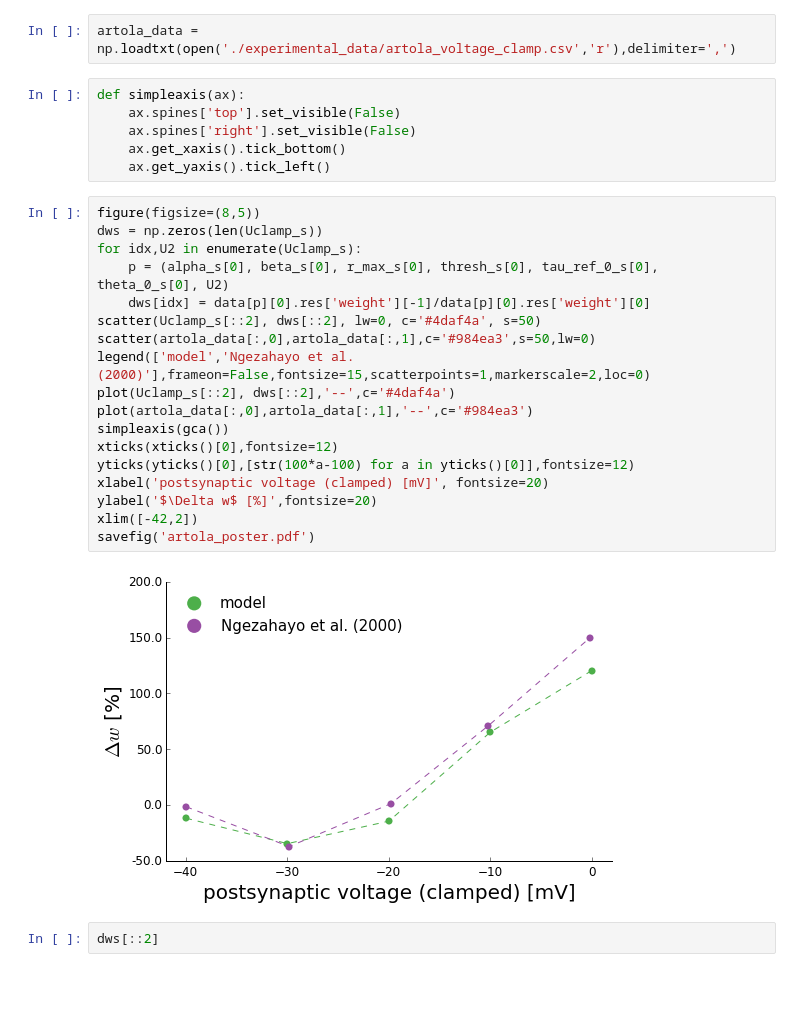
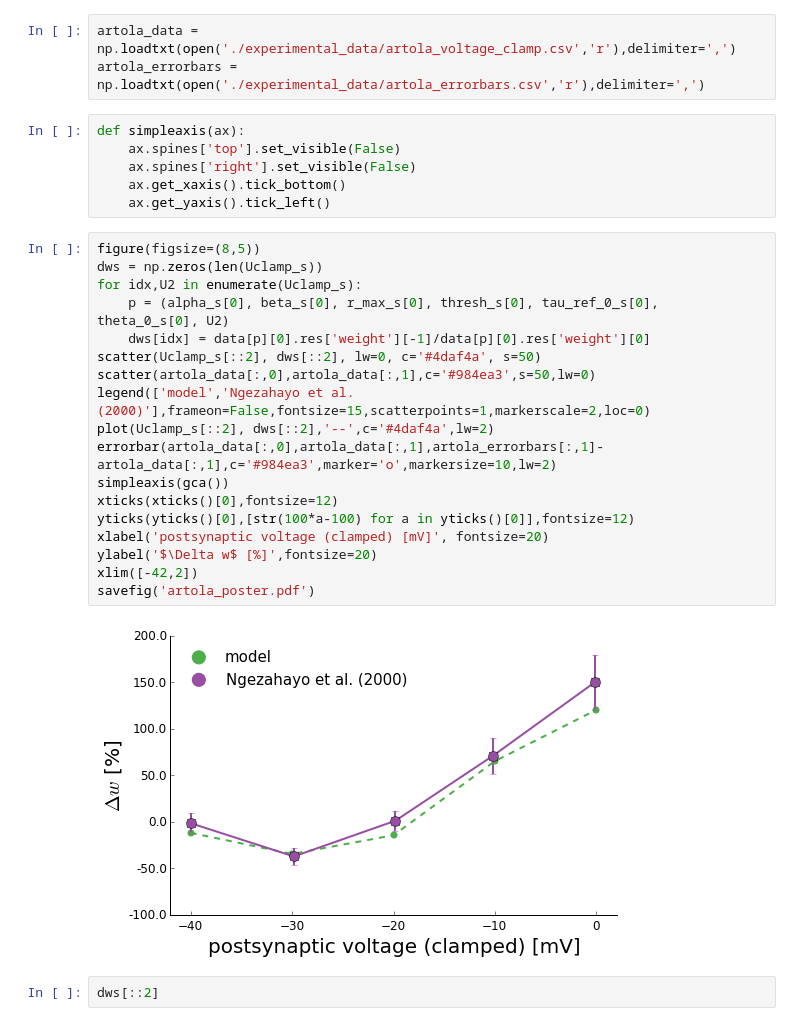
Before and after one commit to dspicher/STDP_Multicompartment, a Jupyter notebook: artola_good_params_analysis.ipynb, the cells around one changed output. Drawn from its saved outputs; the diff is of its cells as text; blank space fills up the shorter version.

Commit message:
added errorbars to artola

```diff
--- a/artola_good_params_analysis.ipynb
+++ b/artola_good_params_analysis.ipynb
@@ -71,6 +71,7 @@ y_c=widgets.RadioButtonsWidget(description='y_c',values=range(5)))
 [figure]
 # %%
 artola_data = np.loadtxt(open('./experimental_data/artola_voltage_clamp.csv','r'),delimiter=',')
+artola_errorbars = np.loadtxt(open('./experimental_data/artola_errorbars.csv','r'),delimiter=',')
 # %%
 def simpleaxis(ax):
     ax.spines['top'].set_visible(False)
@@ -80,23 +81,23 @@ def simpleaxis(ax):
 # %%
 figure(figsize=(8,5))
 dws = np.zeros(len(Uclamp_s))
 for idx,U2 in enumerate(Uclamp_s):
     p = (alpha_s[0], beta_s[0], r_max_s[0], thresh_s[0], tau_ref_0_s[0], theta_0_s[0], U2)
     dws[idx] = data[p][0].res['weight'][-1]/data[p][0].res['weight'][0]
 scatter(Uclamp_s[::2], dws[::2], lw=0, c='#4daf4a', s=50)
 scatter(artola_data[:,0],artola_data[:,1],c='#984ea3',s=50,lw=0)
 legend(['model','Ngezahayo et al. (2000)'],frameon=False,fontsize=15,scatterpoints=1,markerscale=2,loc=0)
-plot(Uclamp_s[::2], dws[::2],'--',c='#4daf4a')
-plot(artola_data[:,0],artola_data[:,1],'--',c='#984ea3')
+plot(Uclamp_s[::2], dws[::2],'--',c='#4daf4a',lw=2)
+errorbar(artola_data[:,0],artola_data[:,1],artola_errorbars[:,1]-artola_data[:,1],c='#984ea3',marker='o',markersize=10,lw=2)
 simpleaxis(gca())
 xticks(xticks()[0],fontsize=12)
 yticks(yticks()[0],[str(100*a-100) for a in yticks()[0]],fontsize=12)
 xlabel('postsynaptic voltage (clamped) [mV]', fontsize=20)
 ylabel('$\Delta w$ [%]',fontsize=20)
 xlim([-42,2])
 savefig('artola_poster.pdf')
 # %% [output]
-[figure, old version]
+[figure, new version]
 # %%
 dws[::2]
 # %% [output]
```
Also changed, not shown: parts of 2 cells of this notebook, 2 other files.
